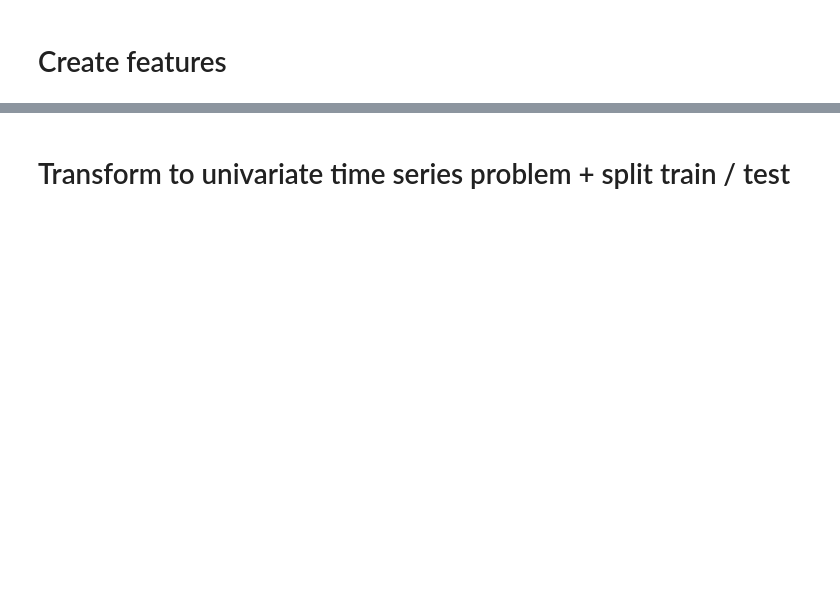
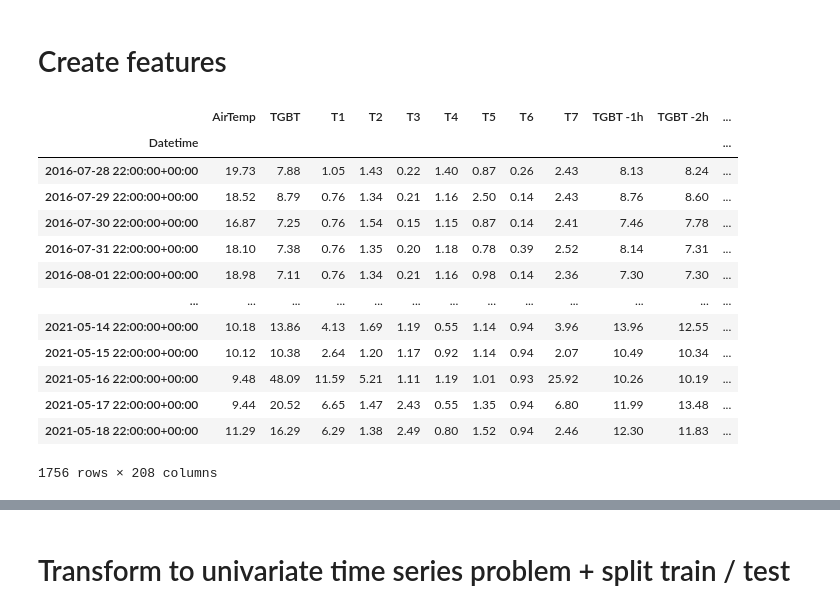
Before and after one commit to SmartGridandCity/DrahiX_power_consumption_forecast-, a Jupyter notebook: pre_processing.ipynb, the cells around one changed output, grey strips where cells are left out. Drawn from its saved outputs; the diff is of its cells as text; code cells hidden in the pictures; blank space fills up the shorter version.

```diff
--- a/pre_processing.ipynb
+++ b/pre_processing.ipynb
@@ -118,2 +89,28 @@ plot_saisonal_decomp(df['AirTemp'])
 # %% [markdown]
 # Create features
+# %%
+window_size = 24*7
+Target_column = 'TGBT'
+
+data_temp, colname_data_temp= shiftting_data(df,n_in=window_size-1,n_out=24,Target_column=Target_column)
+# data_temp = Rolling_statistics(data =data_temp , window = 24, target =Target_column )
+data_temp = Rolling_statistics(data =data_temp , window = 24*7, target =Target_column )
+
+data_temp = delete_every_nth_row(data_temp, n = 24 )
+# %%
+data_temp
+# %% [output]
+|  | AirTemp | TGBT | T1 | T2 | T3 | T4 | T5 | T6 | T7 | TGBT -1h | TGBT -2h | ... |
+| Datetime |  |  |  |  |  |  |  |  |  |  |  | ... |
+| 2016-07-28 22:00:00+00:00 | 19.73 | 7.88 | 1.05 | 1.43 | 0.22 | 1.40 | 0.87 | 0.26 | 2.43 | 8.13 | 8.24 | ... |
+| 2016-07-29 22:00:00+00:00 | 18.52 | 8.79 | 0.76 | 1.34 | 0.21 | 1.16 | 2.50 | 0.14 | 2.43 | 8.76 | 8.60 | ... |
+| 2016-07-30 22:00:00+00:00 | 16.87 | 7.25 | 0.76 | 1.54 | 0.15 | 1.15 | 0.87 | 0.14 | 2.41 | 7.46 | 7.78 | ... |
+| 2016-07-31 22:00:00+00:00 | 18.10 | 7.38 | 0.76 | 1.35 | 0.20 | 1.18 | 0.78 | 0.39 | 2.52 | 8.14 | 7.31 | ... |
+| 2016-08-01 22:00:00+00:00 | 18.98 | 7.11 | 0.76 | 1.34 | 0.21 | 1.16 | 0.98 | 0.14 | 2.36 | 7.30 | 7.30 | ... |
+| ... | ... | ... | ... | ... | ... | ... | ... | ... | ... | ... | ... | ... |
+| 2021-05-14 22:00:00+00:00 | 10.18 | 13.86 | 4.13 | 1.69 | 1.19 | 0.55 | 1.14 | 0.94 | 3.96 | 13.96 | 12.55 | ... |
+| 2021-05-15 22:00:00+00:00 | 10.12 | 10.38 | 2.64 | 1.20 | 1.17 | 0.92 | 1.14 | 0.94 | 2.07 | 10.49 | 10.34 | ... |
+| 2021-05-16 22:00:00+00:00 | 9.48 | 48.09 | 11.59 | 5.21 | 1.11 | 1.19 | 1.01 | 0.93 | 25.92 | 10.26 | 10.19 | ... |
+| 2021-05-17 22:00:00+00:00 | 9.44 | 20.52 | 6.65 | 1.47 | 2.43 | 0.55 | 1.35 | 0.94 | 6.80 | 11.99 | 13.48 | ... |
+| 2021-05-18 22:00:00+00:00 | 11.29 | 16.29 | 6.29 | 1.38 | 2.49 | 0.80 | 1.52 | 0.94 | 2.46 | 12.30 | 11.83 | ... |
+1756 rows × 208 columns
```
Also changed, not shown: parts of 17 cells of this notebook.
